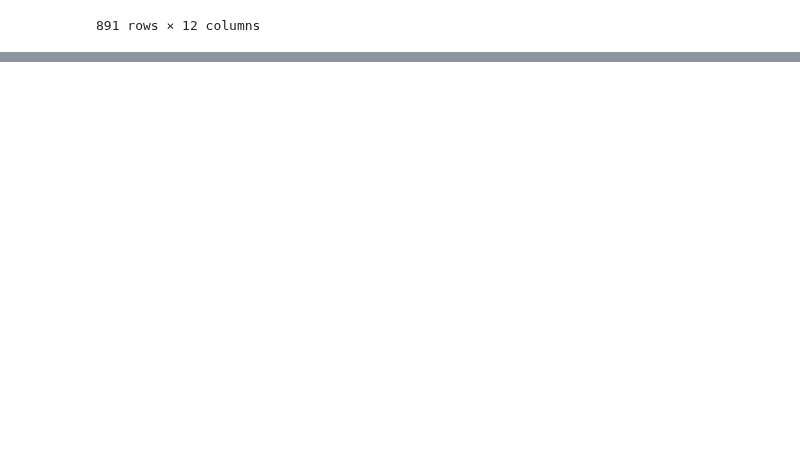
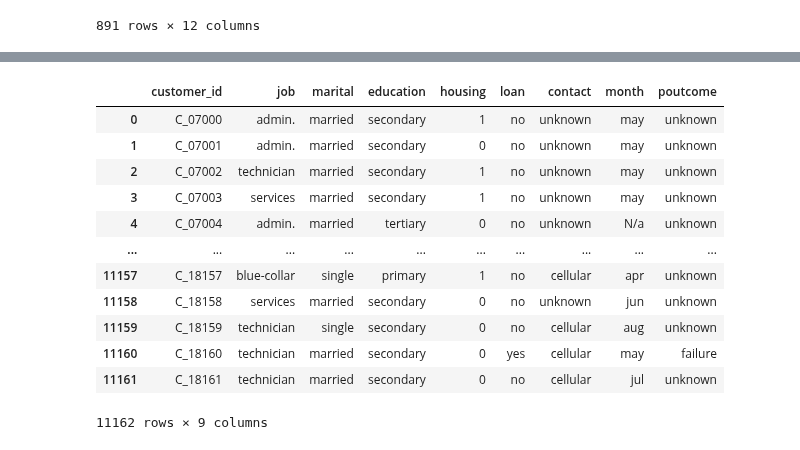
Before and after one commit to CoDS-GCS/KGFarm, a Jupyter notebook: docs/concepts/feature cleaning.ipynb, the cells around one changed output, grey strips where cells are left out. Saved outputs shown, nothing was run; the diff lists cells and outputs as text; code cells hidden in the pictures; blank space fills up the shorter version.

```diff
--- a/docs/concepts/feature cleaning.ipynb
+++ b/docs/concepts/feature cleaning.ipynb
@@ -64 +74,18 @@ entity_df
+# %%
+entity_df2 = pd.read_csv('/Users/shubhamvashisth/Downloads/KGFarm_material/data_lake/bank-marketing-dataset/data/bank.csv')
+entity_df2
+# %% [output]
+|  | customer_id | job | marital | education | housing | loan | contact | month | poutcome |
+| 0 | C_07000 | admin. | married | secondary | 1 | no | unknown | may | unknown |
+| 1 | C_07001 | admin. | married | secondary | 0 | no | unknown | may | unknown |
+| 2 | C_07002 | technician | married | secondary | 1 | no | unknown | may | unknown |
+| 3 | C_07003 | services | married | secondary | 1 | no | unknown | may | unknown |
+| 4 | C_07004 | admin. | married | tertiary | 0 | no | unknown | N/a | unknown |
+| ... | ... | ... | ... | ... | ... | ... | ... | ... | ... |
+| 11157 | C_18157 | blue-collar | single | primary | 1 | no | cellular | apr | unknown |
+| 11158 | C_18158 | services | married | secondary | 0 | no | unknown | jun | unknown |
+| 11159 | C_18159 | technician | single | secondary | 0 | no | cellular | aug | unknown |
+| 11160 | C_18160 | technician | married | secondary | 0 | yes | cellular | may | failure |
+| 11161 | C_18161 | technician | married | secondary | 0 | no | cellular | jul | unknown |
+11162 rows × 9 columns
 # %%
```
Also changed, not shown: parts of 9 cells of this notebook, 3 other files.
